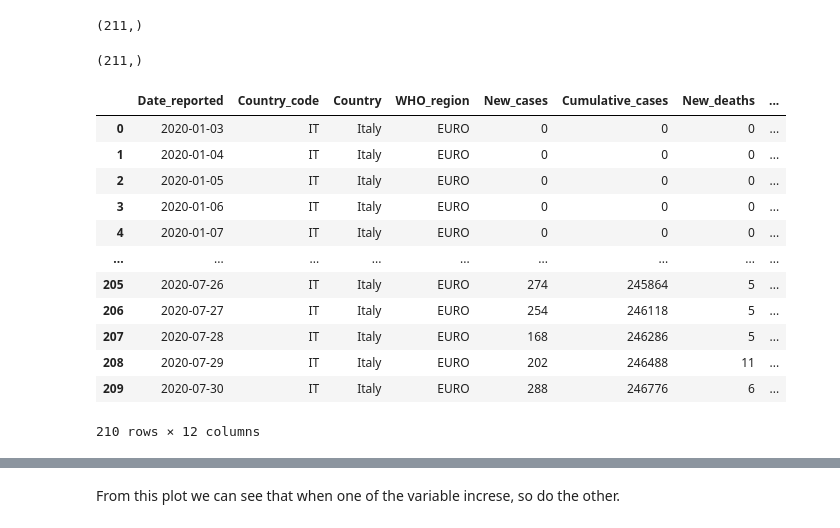
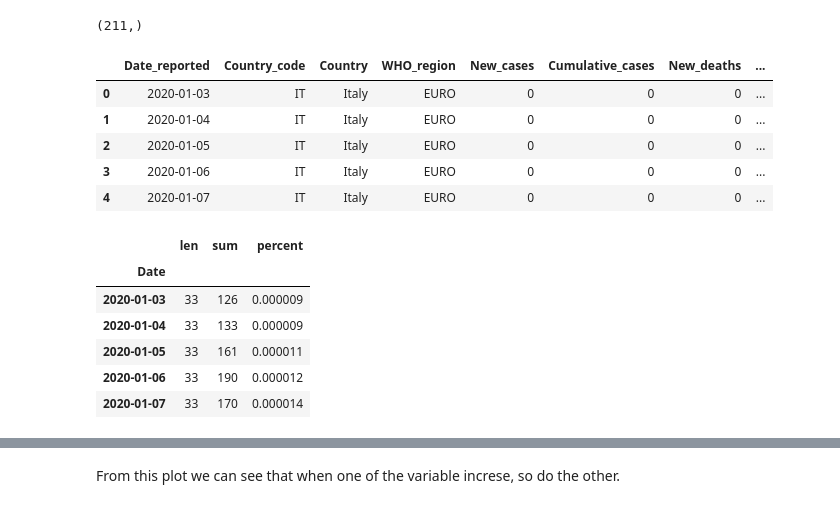
Before and after one commit to RiccardoBrioschi/The-pandemic-through-the-eyes-of-Internet, a Jupyter notebook: Mobility_exploration.ipynb, the cells around one changed output, grey strips where cells are left out. Drawn from its saved outputs; the diff is of its cells as text; code cells hidden in the pictures.

```diff
--- a/Mobility_exploration.ipynb
+++ b/Mobility_exploration.ipynb
@@ -397,7 +416,3 @@ df_italy_correct_interval
 df_italy_correct_interval['New_cases'].shape
 # %% [output]
 (211,)
-# %%
-time_click_IT['sum'].shape
-# %% [output]
-(211,)
@@ -406,16 +418,0 @@ df_for_regplot = df_italy_correct_interval.merge(time_click_IT,left_on='Date_rep
-# %%
-df_for_regplot.head(-1)
-# %% [output]
-|  | Date_reported | Country_code | Country | WHO_region | New_cases | Cumulative_cases | New_deaths | ... |
-| 0 | 2020-01-03 | IT | Italy | EURO | 0 | 0 | 0 | ... |
-| 1 | 2020-01-04 | IT | Italy | EURO | 0 | 0 | 0 | ... |
-| 2 | 2020-01-05 | IT | Italy | EURO | 0 | 0 | 0 | ... |
-| 3 | 2020-01-06 | IT | Italy | EURO | 0 | 0 | 0 | ... |
-| 4 | 2020-01-07 | IT | Italy | EURO | 0 | 0 | 0 | ... |
-| ... | ... | ... | ... | ... | ... | ... | ... | ... |
-| 205 | 2020-07-26 | IT | Italy | EURO | 274 | 245864 | 5 | ... |
-| 206 | 2020-07-27 | IT | Italy | EURO | 254 | 246118 | 5 | ... |
-| 207 | 2020-07-28 | IT | Italy | EURO | 168 | 246286 | 5 | ... |
-| 208 | 2020-07-29 | IT | Italy | EURO | 202 | 246488 | 11 | ... |
-| 209 | 2020-07-30 | IT | Italy | EURO | 288 | 246776 | 6 | ... |
-210 rows × 12 columns
@@ -421,0 +427,19 @@ df_for_regplot.head(-1)
+# %%
+df_italy_correct_interval.head()
+# %% [output]
+|  | Date_reported | Country_code | Country | WHO_region | New_cases | Cumulative_cases | New_deaths | ... |
+| 0 | 2020-01-03 | IT | Italy | EURO | 0 | 0 | 0 | ... |
+| 1 | 2020-01-04 | IT | Italy | EURO | 0 | 0 | 0 | ... |
+| 2 | 2020-01-05 | IT | Italy | EURO | 0 | 0 | 0 | ... |
+| 3 | 2020-01-06 | IT | Italy | EURO | 0 | 0 | 0 | ... |
+| 4 | 2020-01-07 | IT | Italy | EURO | 0 | 0 | 0 | ... |
+# %%
+time_click_IT_mobile.head()
+# %% [output]
+|  | len | sum | percent |
+| Date |  |  |  |
+| 2020-01-03 | 33 | 126 | 0.000009 |
+| 2020-01-04 | 33 | 133 | 0.000009 |
+| 2020-01-05 | 33 | 161 | 0.000011 |
+| 2020-01-06 | 33 | 190 | 0.000012 |
+| 2020-01-07 | 33 | 170 | 0.000014 |
```
Also changed, not shown: parts of 14 cells of this notebook.
